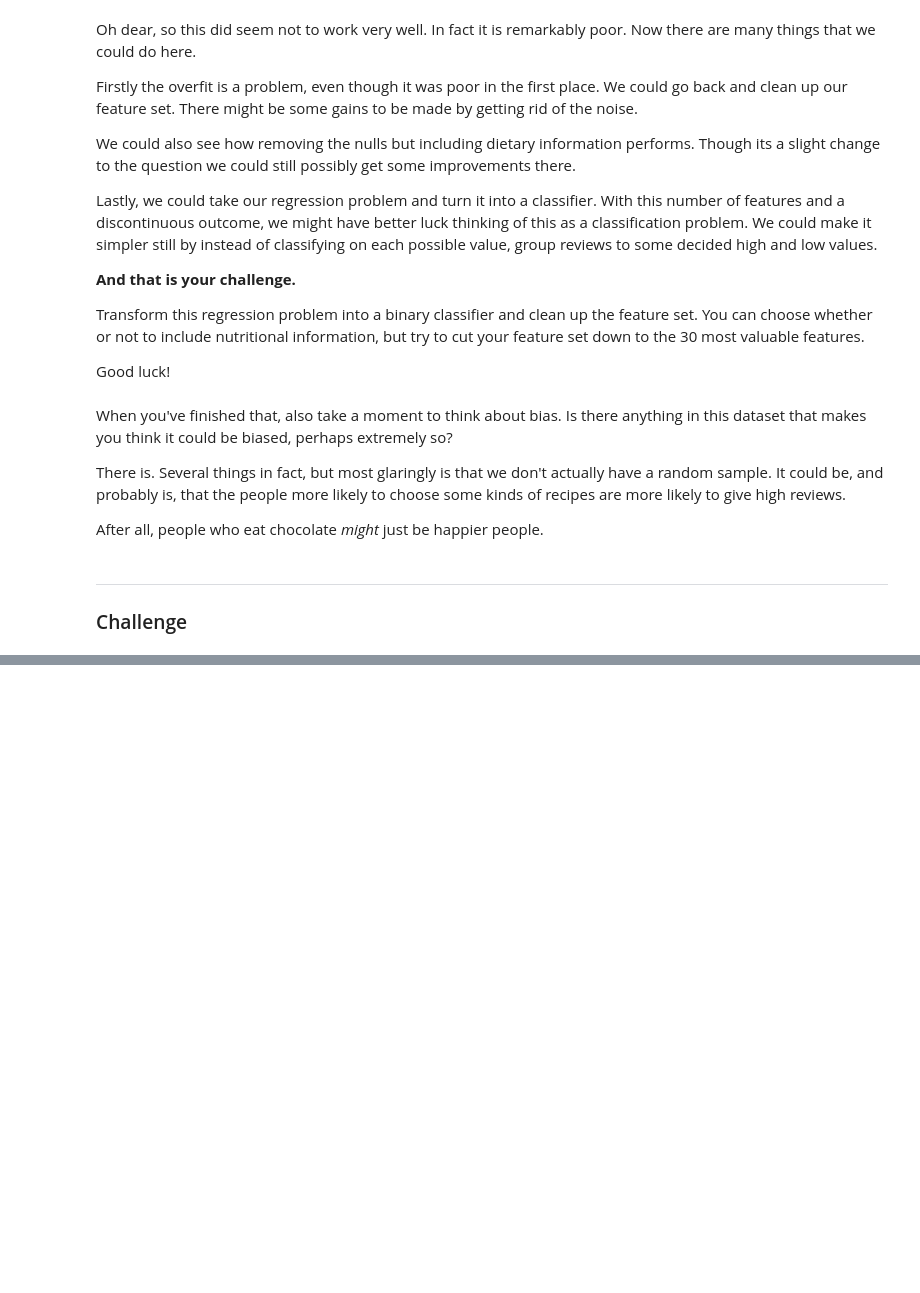
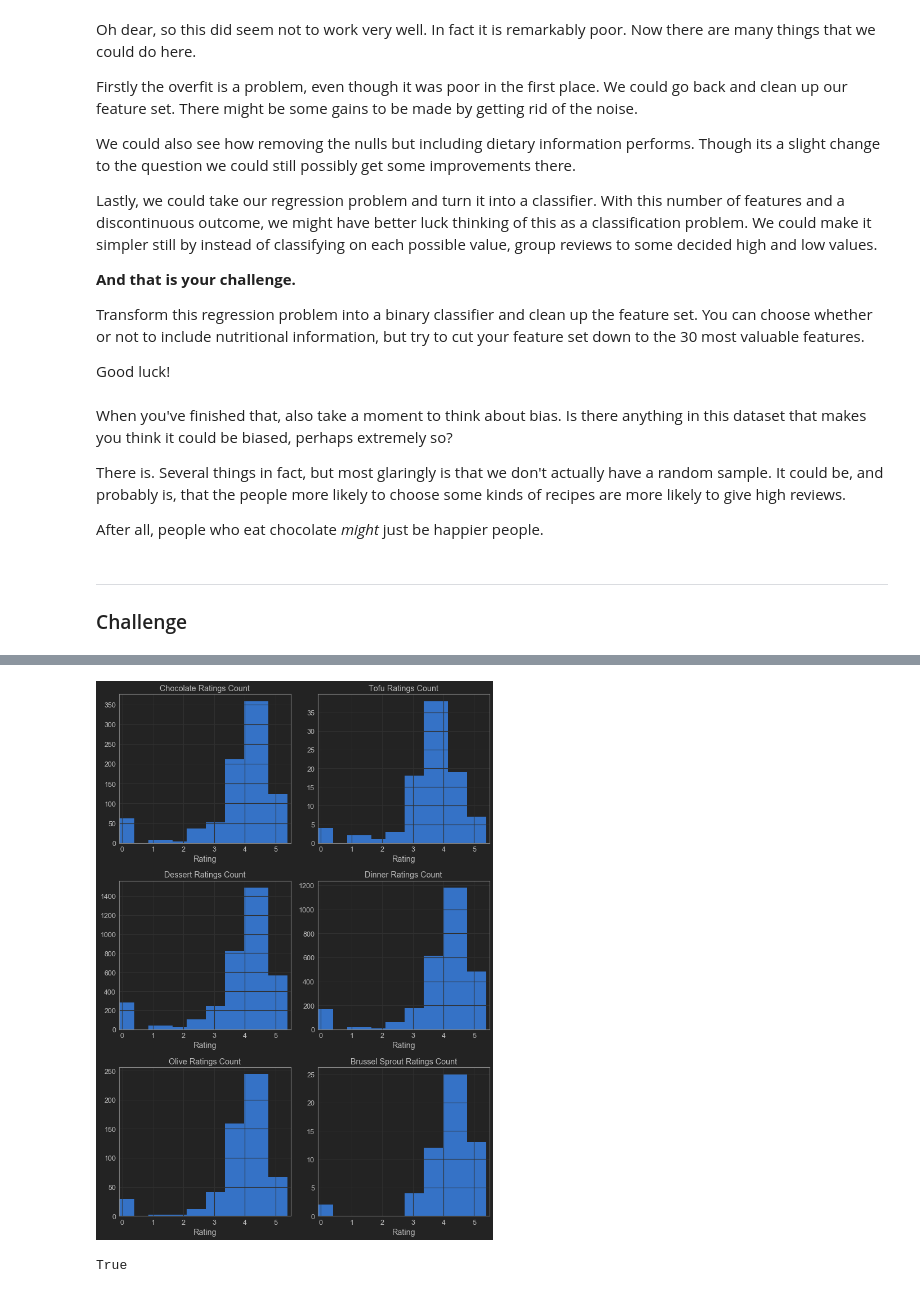
Before and after one commit to dancassin/Thinkful, a Jupyter notebook: 23.5 svm_guided_example_and_challenge.ipynb, the cells around one changed output, grey strips where cells are left out. Saved outputs shown, nothing was run; the diff lists cells and outputs as text; code cells hidden in the pictures; blank space fills up the shorter version.

```diff
--- a/23.5 svm_guided_example_and_challenge.ipynb
+++ b/23.5 svm_guided_example_and_challenge.ipynb
@@ -178,37 +202,56 @@ svm.score(X_reduced, y)
 # Now let's look at the bias mentioned - Chocolate, and let's compare it with the antithesis to chocolate
 chocolate = raw_data[raw_data['chocolate']==1].groupby('rating').count()
 tofu = raw_data[raw_data['tofu']==1].groupby('rating').count()
 dessert = raw_data[raw_data['dessert']==1].groupby('rating').count()
 dinner = raw_data[raw_data['dinner']==1].groupby('rating').count()
+olive = raw_data[raw_data['olive']==1].groupby('rating').count()
+brussel_sprouts = raw_data[raw_data['brussel sprout']==1].groupby('rating').count()
 
-plt.figure(figsize=(10,9))
+plt.figure(figsize=(10,14))
 
-plt.subplot(2,2,1)
+plt.subplot(3,2,1)
 plt.bar(chocolate.index, chocolate.title)
 plt.title('Chocolate Ratings Count')
 plt.xlabel('Rating')
 plt.xlim(-.1,5.5)
 
-plt.subplot(2,2,2)
+plt.subplot(3,2,2)
 plt.bar(tofu.index, tofu.title)
 plt.title('Tofu Ratings Count')
 plt.xlabel('Rating')
 plt.xlim(-.1,5.5);
 
-plt.subplot(2,2,3)
+plt.subplot(3,2,3)
 plt.bar(dessert.index, dessert.title)
 plt.title('Dessert Ratings Count')
 plt.xlabel('Rating')
 plt.xlim(-.1,5.5);
 
-plt.subplot(2,2,4)
+plt.subplot(3,2,4)
 plt.bar(dinner.index, dinner.title)
 plt.title('Dinner Ratings Count')
+plt.xlabel('Rating')
+plt.xlim(-.1,5.5);
+
+plt.subplot(3,2,5)
+plt.bar(olive.index, olive.title)
+plt.title('Olive Ratings Count')
+plt.xlabel('Rating')
+plt.xlim(-.1,5.5);
+
+plt.subplot(3,2,6)
+plt.bar(brussel_sprouts.index, brussel_sprouts.title)
+plt.title('Brussel Sprout Ratings Count')
 plt.xlabel('Rating')
 plt.xlim(-.1,5.5);
 
 plt.tight_layout()
 
 # While the counts are different the distributions are surprisingly similar
+# ...Now I'm wondering why you would choose a recipe with an ingredient you didn't like
+# %% [output]
+[figure, added]
 # %%
-'brussel' in raw_data.columns
+'olive' in raw_data.columns
+# %% [output]
+True
```
Also changed, not shown: parts of 8 cells of this notebook.
